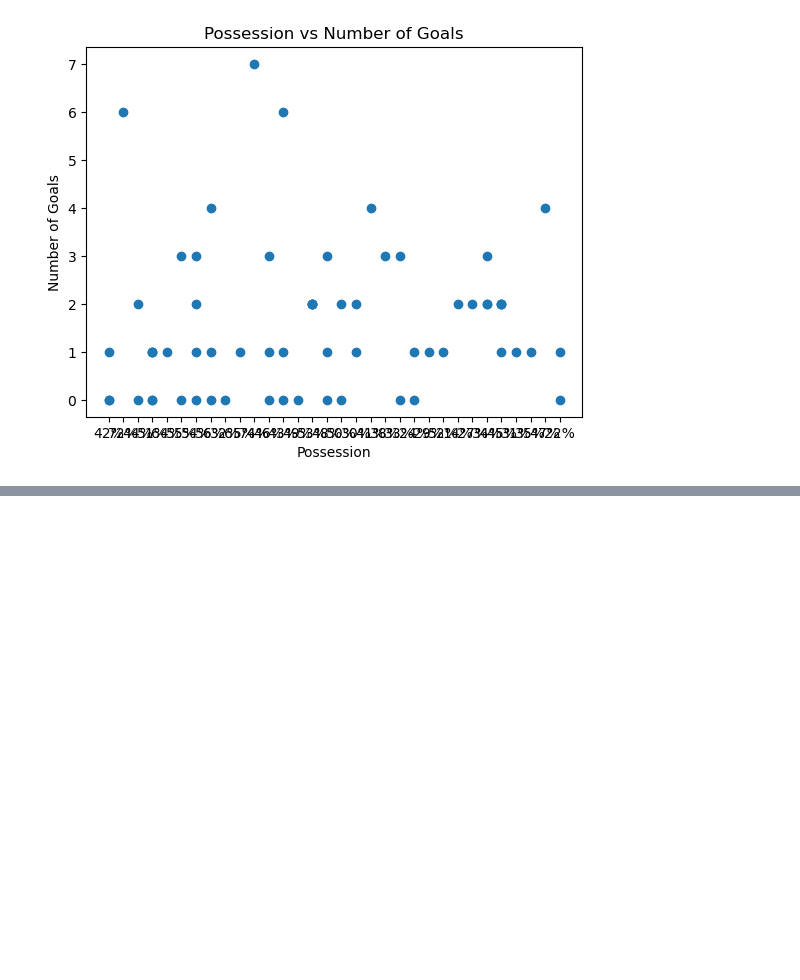
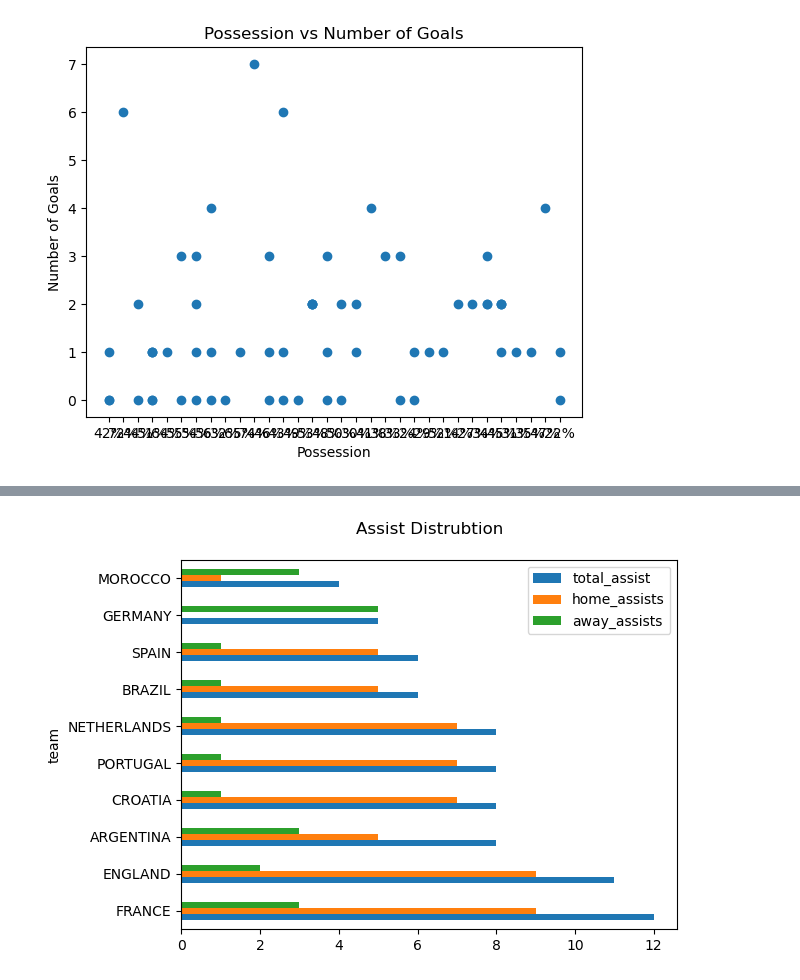
Before and after one commit to Sudipakhrin/Data-Analysis, a Jupyter notebook: Fifa 2022.ipynb, the cells around one changed output, grey strips where cells are left out. Saved outputs shown, nothing was run; the diff lists cells and outputs as text; code cells hidden in the pictures; blank space fills up the shorter version.

```diff
--- a/Fifa 2022.ipynb
+++ b/Fifa 2022.ipynb
@@ -110,0 +336,2 @@ plt.show()
+# %%
+top_10_total_assist = total_goals.sort_values('total_assist',ascending = False).head(10)
@@ -110,0 +353,5 @@ plt.show()
+# %%
+top_10_total_assist[['total_assist','home_assists','away_assists']].plot(kind='barh',title='Assist Distrubtion\n')
+plt.show()
+# %% [output]
+[figure, added]
```
Also changed, not shown: parts of 25 cells of this notebook.
